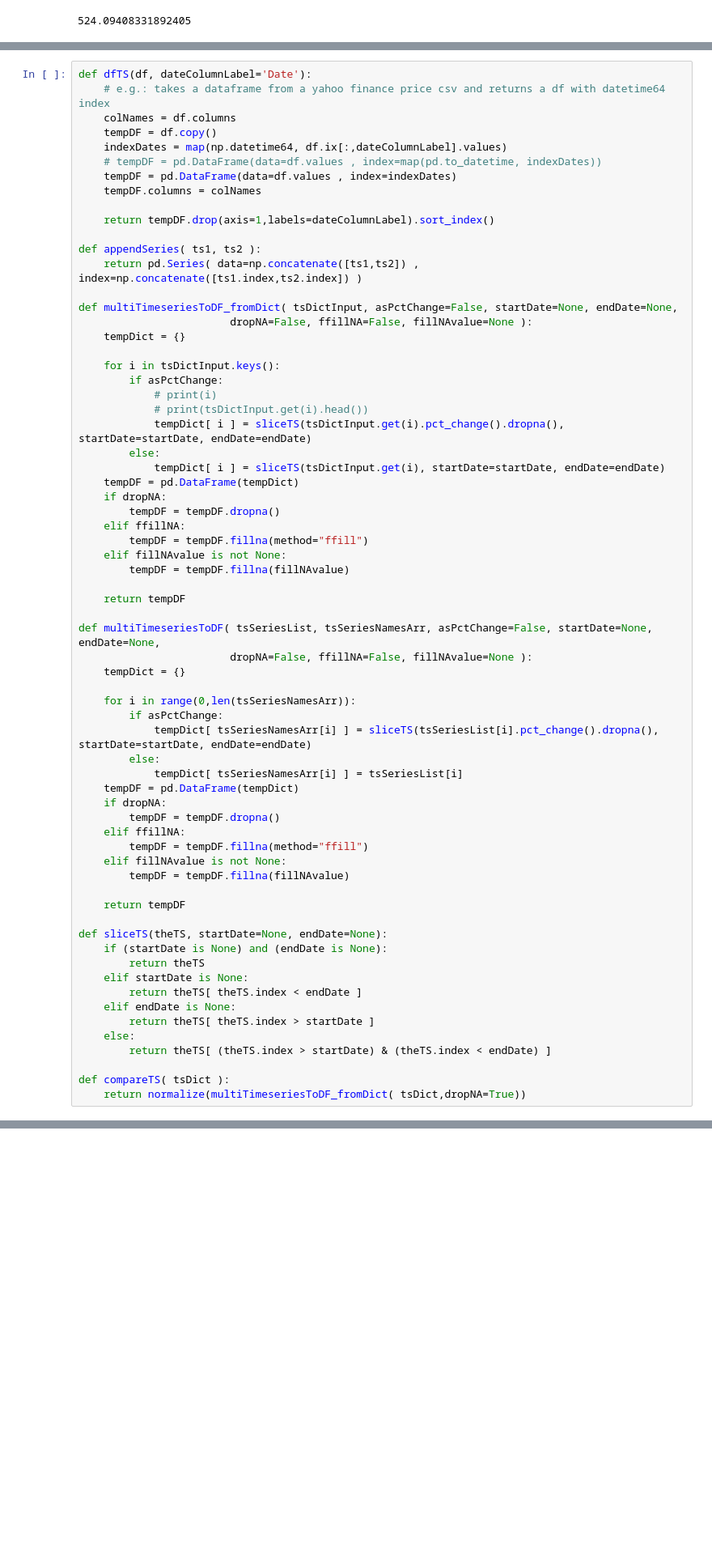
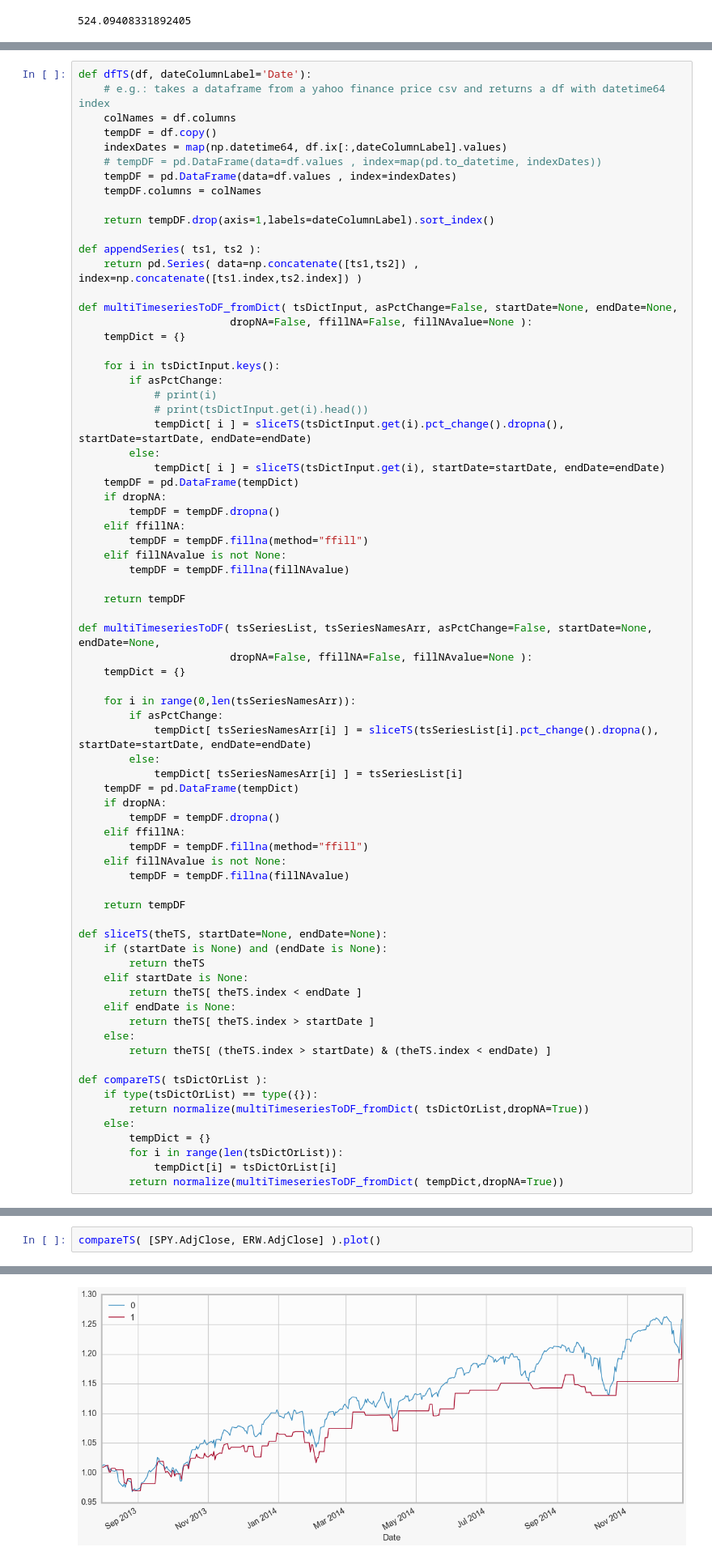
Before and after one commit to AlgoSkyNet/sandbox_py, a Jupyter notebook: sandbox_py_1.ipynb, the cells around one changed output, grey strips where cells are left out. Shown at 81% size. Saved outputs shown, nothing was run; the diff lists cells and outputs as text; blank space fills up the shorter version.

```diff
--- a/sandbox_py_1.ipynb
+++ b/sandbox_py_1.ipynb
@@ -475,10 +515,19 @@ def sliceTS(theTS, startDate=None, endDate=None):
     else:
         return theTS[ (theTS.index > startDate) & (theTS.index < endDate) ]
 
-def compareTS( tsDict ):
-    return normalize(multiTimeseriesToDF_fromDict( tsDict,dropNA=True))
+def compareTS( tsDictOrList ):
+    if type(tsDictOrList) == type({}):
+        return normalize(multiTimeseriesToDF_fromDict( tsDictOrList,dropNA=True))
+    else:
+        tempDict = {}
+        for i in range(len(tsDictOrList)):
+            tempDict[i] = tsDictOrList[i]
+        return normalize(multiTimeseriesToDF_fromDict( tempDict,dropNA=True))
 # %%
 compareTS( {'ERW':ERW.AdjClose, 'SPY':SPY.AdjClose }).plot()
 # %% [output]
 <matplotlib.axes._subplots.AxesSubplot at 0x...>
 [figure]
+# %%
+compareTS( [SPY.AdjClose, ERW.AdjClose] ).plot()
+# %% [output]
@@ -485,3 +535,4 @@ compareTS( {'ERW':ERW.AdjClose, 'SPY':SPY.AdjClose }).plot()
+[figure, added]
 # %%
 SPY.AdjClose.plot()
 pd.Series(data=signal.detrend(SPY.AdjClose.values), index=SPY.AdjClose.index.values).plot()
```
Also changed, not shown: parts of 26 cells of this notebook.
